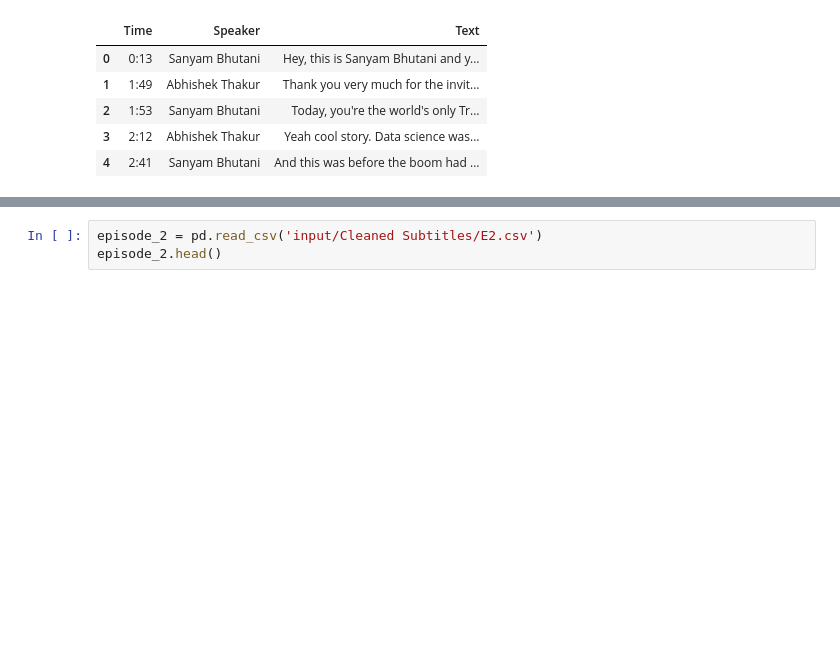
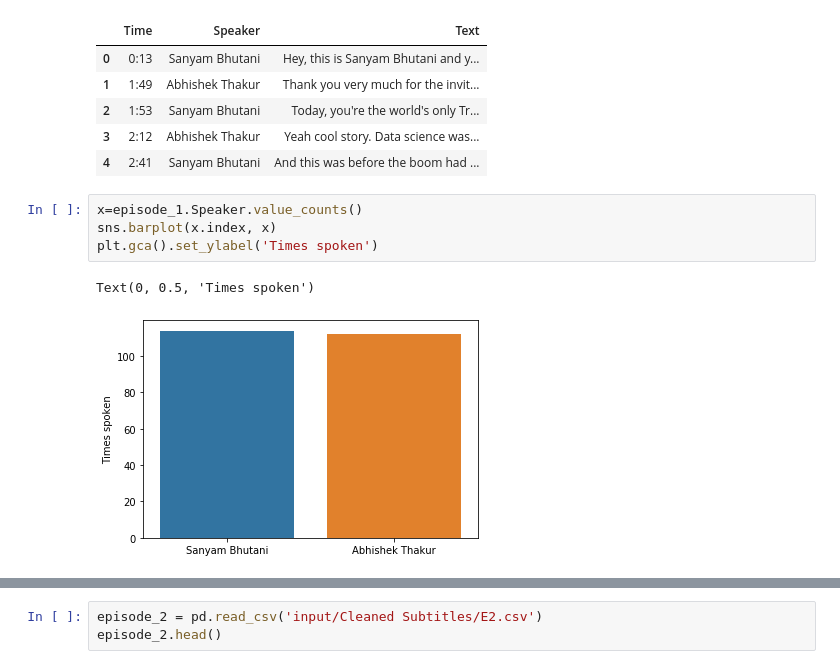
Before and after one commit to kurianbenoy/CTD-show-Data-Analysis, a Jupyter notebook: 2-understanding_interviewer.ipynb, the cells around one changed output, grey strips where cells are left out. Cells and saved outputs as stored; diff of their text form; blank space fills up the shorter version.

```diff
--- a/2-understanding_interviewer.ipynb
+++ b/2-understanding_interviewer.ipynb
@@ -142,3 +124,10 @@ episode_1.head()
 | 2 | 1:53 | Sanyam Bhutani | Today, you're the world's only Tr... |
 | 3 | 2:12 | Abhishek Thakur | Yeah cool story. Data science was... |
 | 4 | 2:41 | Sanyam Bhutani | And this was before the boom had ... |
+# %%
+x=episode_1.Speaker.value_counts()
+sns.barplot(x.index, x)
+plt.gca().set_ylabel('Times spoken')
+# %% [output]
+Text(0, 0.5, 'Times spoken')
+[figure, added]
```
Also changed, not shown: parts of 9 cells of this notebook.
